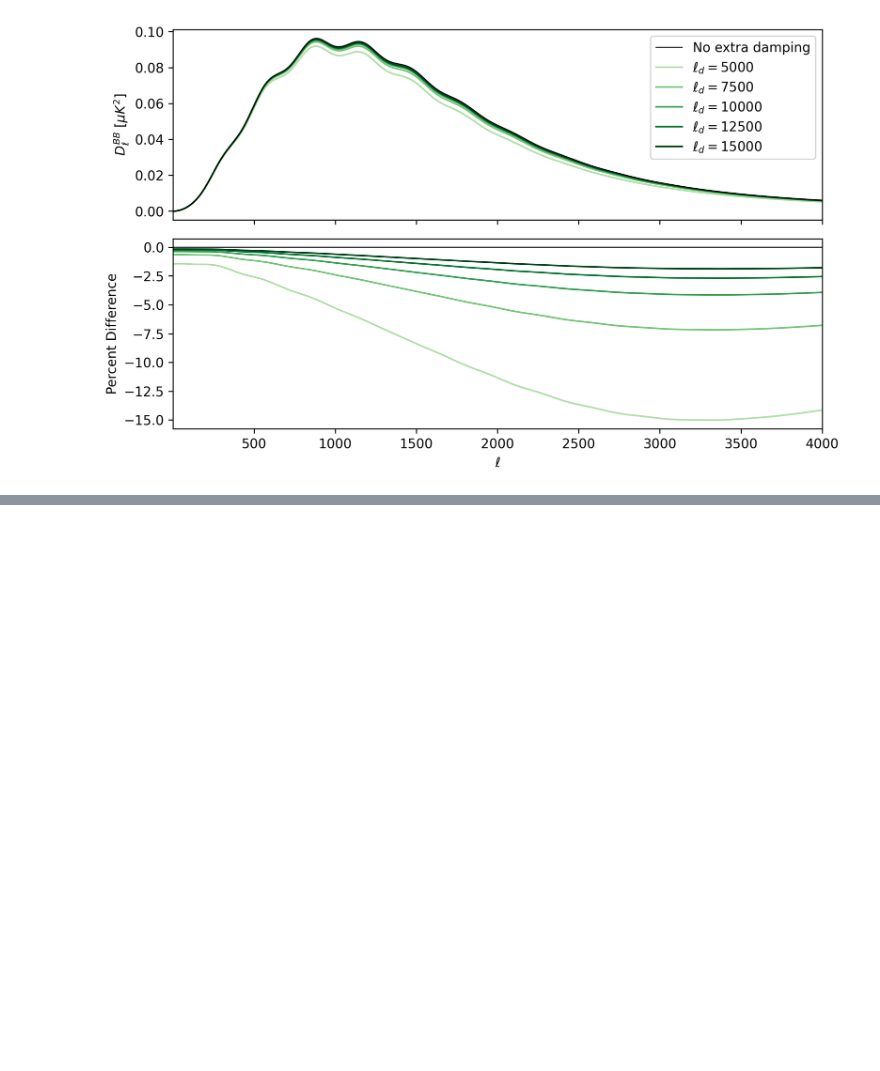
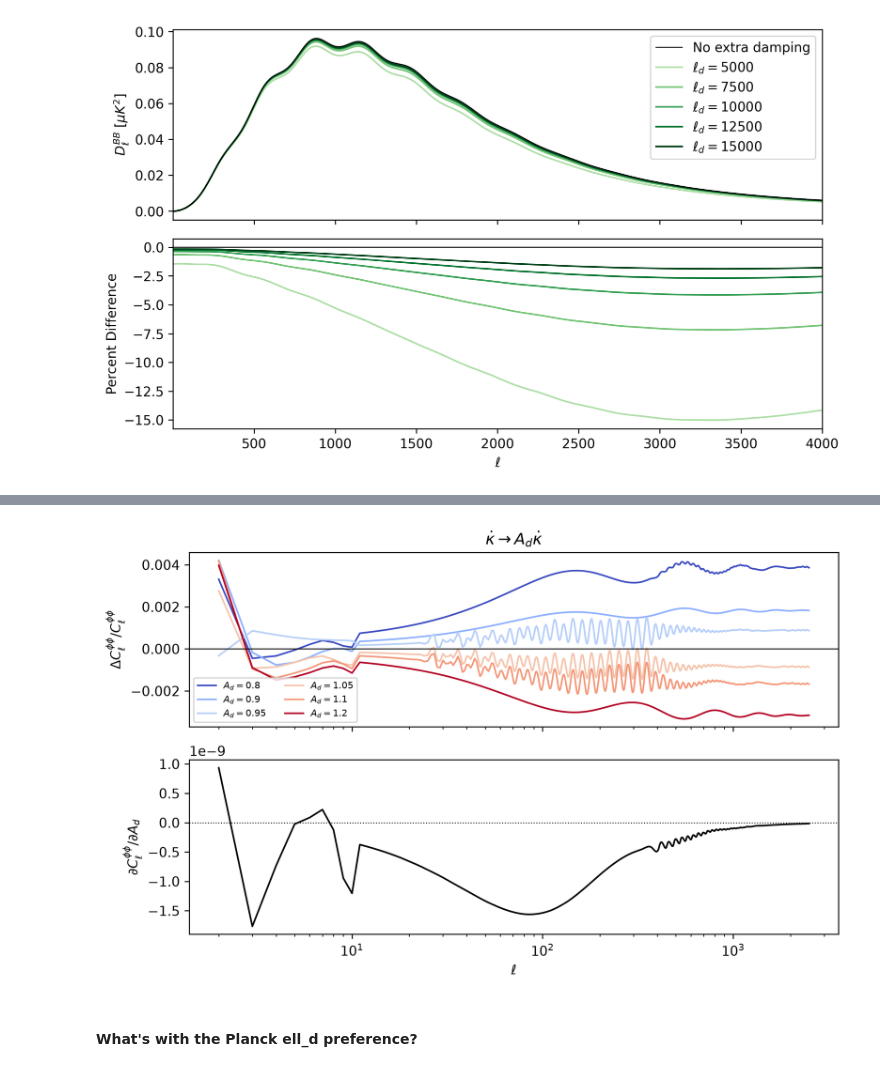
Before and after one commit to joshuaange/class_SilkConsistency, a Jupyter notebook: my_analysis/power_spectra_plots.ipynb, the cells around one changed output, grey strips where cells are left out. Drawn from its saved outputs; the diff is of its cells as text; code cells hidden in the pictures; blank space fills up the shorter version.

Commit message:
ACT Likelihood + Plots to explore A_d, ell_d preference

```diff
--- a/my_analysis/power_spectra_plots.ipynb
+++ b/my_analysis/power_spectra_plots.ipynb
@@ -658,0 +736,30 @@ for fname, lcdm_value, cmap, xlabel, logx, cpos in scans:
+# %%
+cmap = plt.cm.coolwarm
+norm = TwoSlopeNorm(vmin=min(A_d_values), vcenter=1.0, vmax=max(A_d_values))
+fig, (ax1, ax2) = plt.subplots(2, 1, figsize=(8, 5), dpi=300, sharex=True)
+
+for A in A_d_values:
+    if np.isclose(A, 1.0):
+        continue
+    ax1.plot(L, pp[A] / pp[1.0] - 1, color=cmap(norm(A)),
+             linewidth=1.25, label=rf"$A_d = {A:g}$")
+#ax1.errorbar(L_bp, np.zeros_like(L_bp), yerr=frac_err, fmt="o", color="gray",
+#             markersize=2.5, capsize=2, label="Planck 2018 lensing errors")
+ax1.axhline(0, color="black", linewidth=0.75)
+ax1.set_ylabel(r"$\Delta C_\ell^{\phi\phi} / C_\ell^{\phi\phi}$")
+ax1.legend(fontsize=7, ncol=2)
+
+#ax2.plot(L, dlnpp_dAd, color="black", linewidth=1.25)
+#ax2.set_ylabel(r"$\partial \ln C_L^{\phi\phi} / \partial A_d$")
+ax2.plot(L, dlnpp_dAd * pp[1.0], color="black", linewidth=1.25)
+ax2.set_ylabel(r"$\partial C_\ell^{\phi\phi} / \partial A_d$")
+ax2.axhline(0, color="black", linewidth=0.75, linestyle=":")
+ax2.set_xlabel(r"$\ell$")
+ax2.set_xscale("log")
+ax1.set_title(r"$\dot{\kappa}\to A_d\dot{\kappa}$")
+plt.tight_layout()
+plt.show()
+# %% [output]
+[figure, added]
+# %% [markdown]
+#### What's with the Planck ell_d preference?
```
Also changed, not shown: parts of 8 cells of this notebook, 7 other files.
